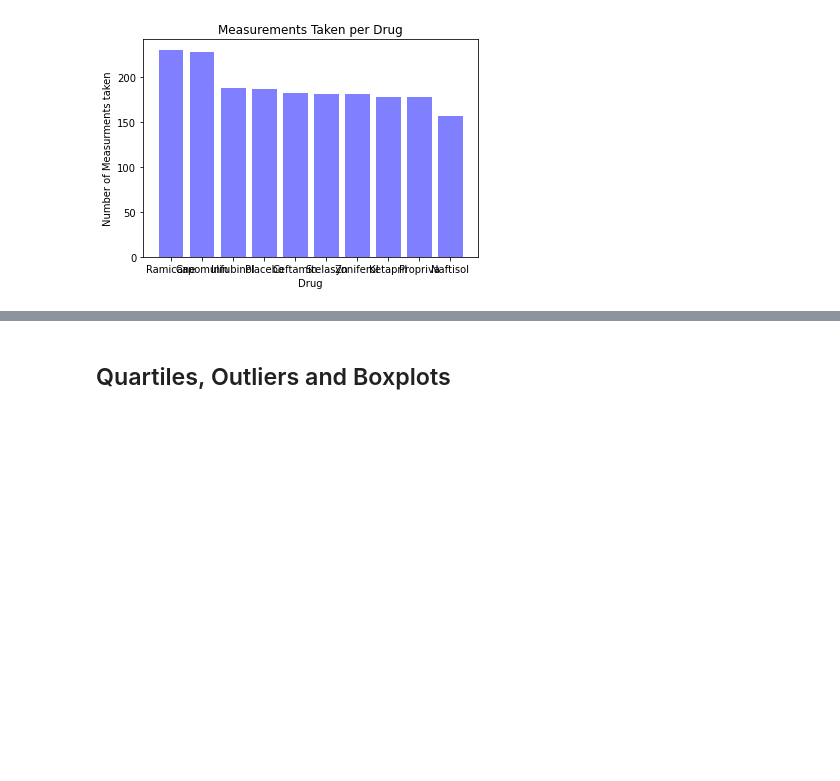
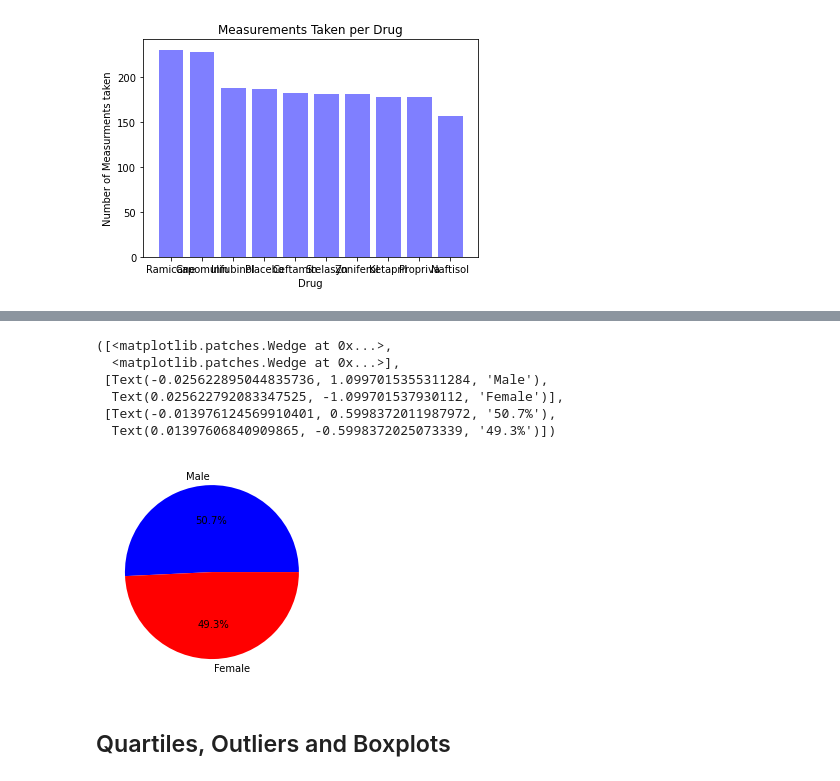
Before and after one commit to mattinglyjen/Matplotlib, a Jupyter notebook: Instructions/Pymaceuticals/pymaceuticals_starter.ipynb, the cells around one changed output, grey strips where cells are left out. Drawn from its saved outputs; the diff is of its cells as text; code cells hidden in the pictures; blank space fills up the shorter version.

Commit message:
added pie chart

```diff
--- a/Instructions/Pymaceuticals/pymaceuticals_starter.ipynb
+++ b/Instructions/Pymaceuticals/pymaceuticals_starter.ipynb
@@ -167,5 +162,20 @@ Text(0, 0.5, 'Number of Measurments taken')
 # %%
 # Generate a pie plot showing the distribution of female versus male mice using pyplot
+labels = ["Male", "Female"]
+sizes = [958, 930]
+colors = ["blue", "red"]
+sex_values = mouse_dedupe["Sex"].value_counts()
+sex_values
+
+plt.pie(sex_values, labels=labels, colors=colors, autopct="%1.1f%%")
+# %% [output]
+([<matplotlib.patches.Wedge at 0x...>,
+  <matplotlib.patches.Wedge at 0x...>],
+ [Text(-0.025622895044835736, 1.0997015355311284, 'Male'),
+  Text(0.025622792083347525, -1.099701537930112, 'Female')],
+ [Text(-0.013976124569910401, 0.5998372011987972, '50.7%'),
+  Text(0.01397606840909865, -0.5998372025073339, '49.3%')])
+[figure, added]
 # %% [markdown]
 ## Quartiles, Outliers and Boxplots
 # %%
```
Also changed, not shown: parts of 2 cells of this notebook.
